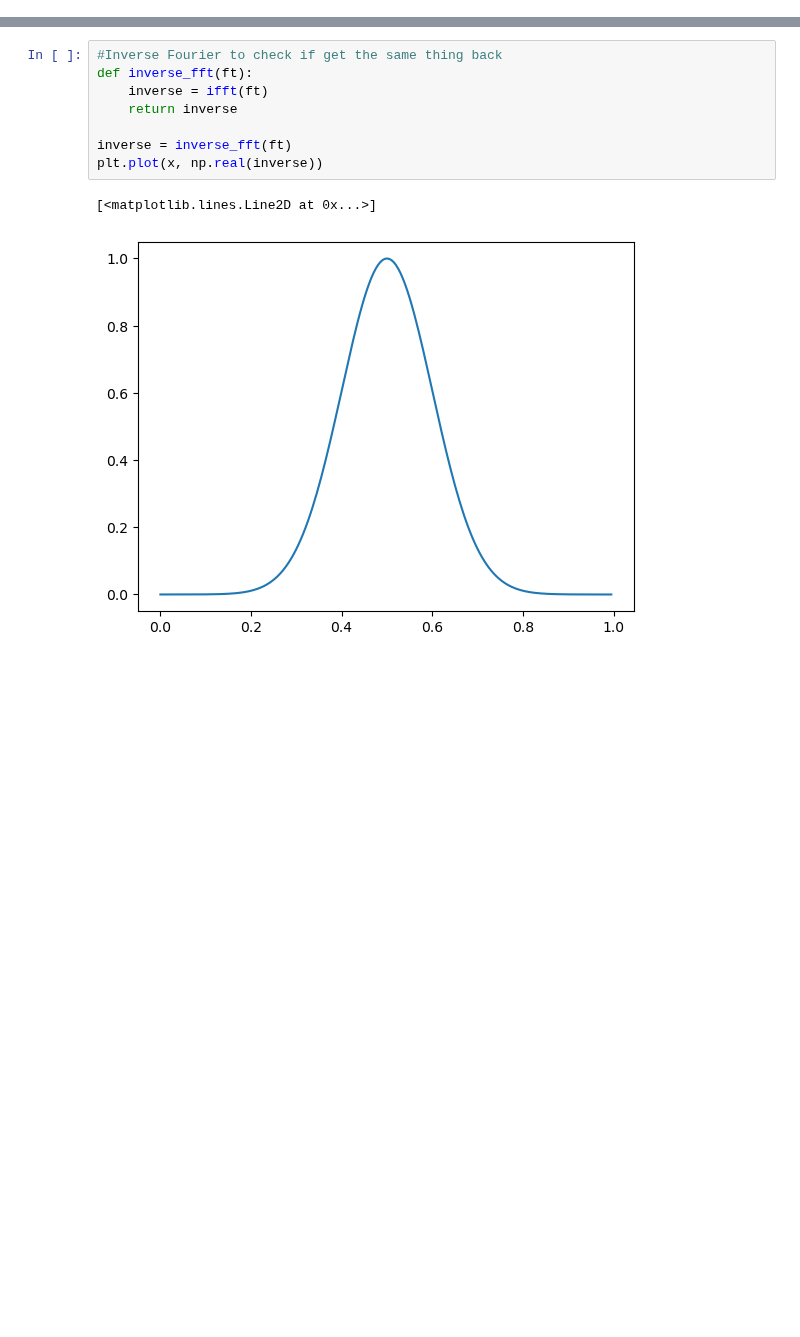
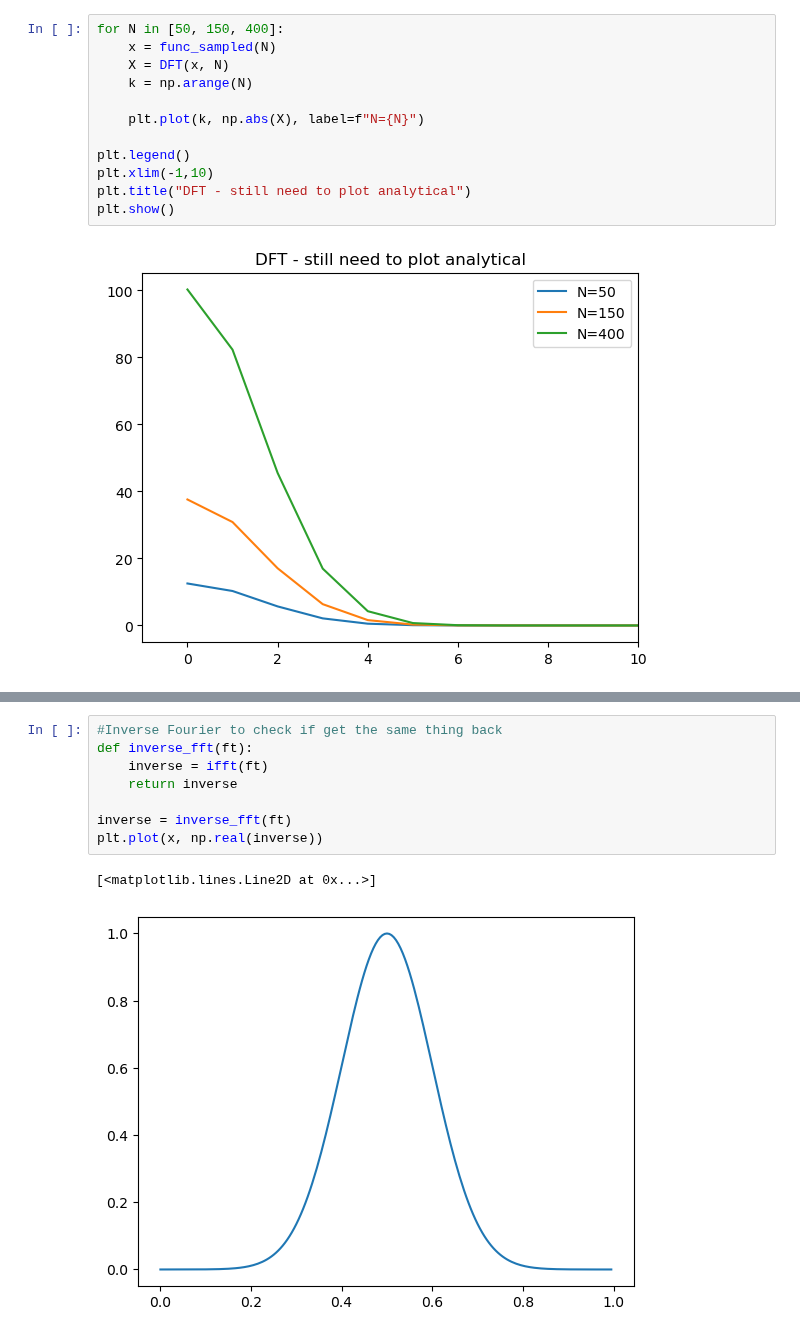
Before and after one commit to kparrine/Computational_Astro, a Jupyter notebook: C5/C5.ipynb, the cells around one changed output, grey strips where cells are left out. Cells and saved outputs as stored; diff of their text form; blank space fills up the shorter version.

```diff
--- a/C5/C5.ipynb
+++ b/C5/C5.ipynb
@@ -141,0 +54,14 @@ def kvals(N,L=1):
+# %%
+for N in [50, 150, 400]:
+    x = func_sampled(N)
+    X = DFT(x, N)
+    k = np.arange(N)
+
+    plt.plot(k, np.abs(X), label=f"N={N}")
+
+plt.legend()
+plt.xlim(-1,10)
+plt.title("DFT - still need to plot analytical")
+plt.show()
+# %% [output]
+[figure, added]
```
Also changed, not shown: parts of 14 cells of this notebook.
